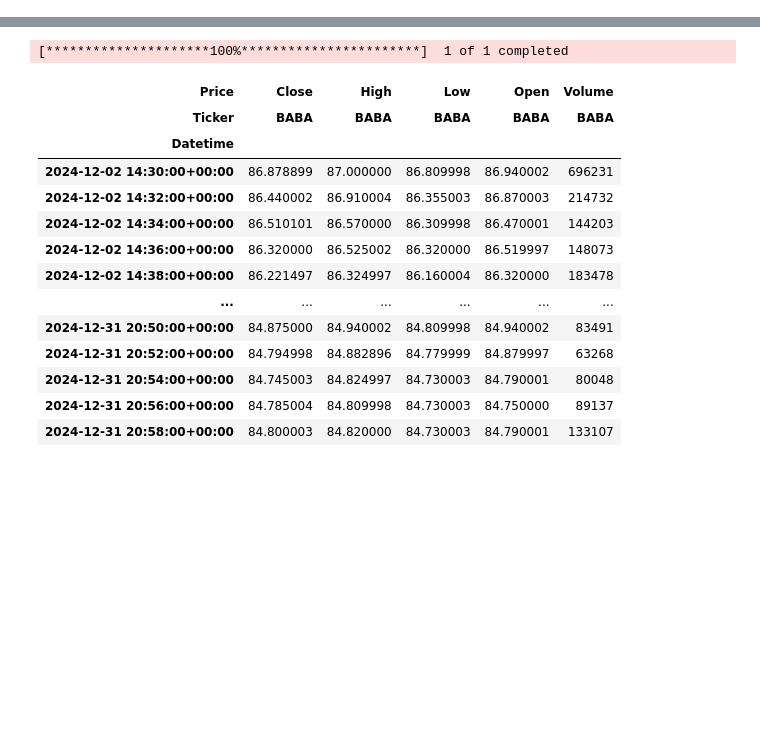
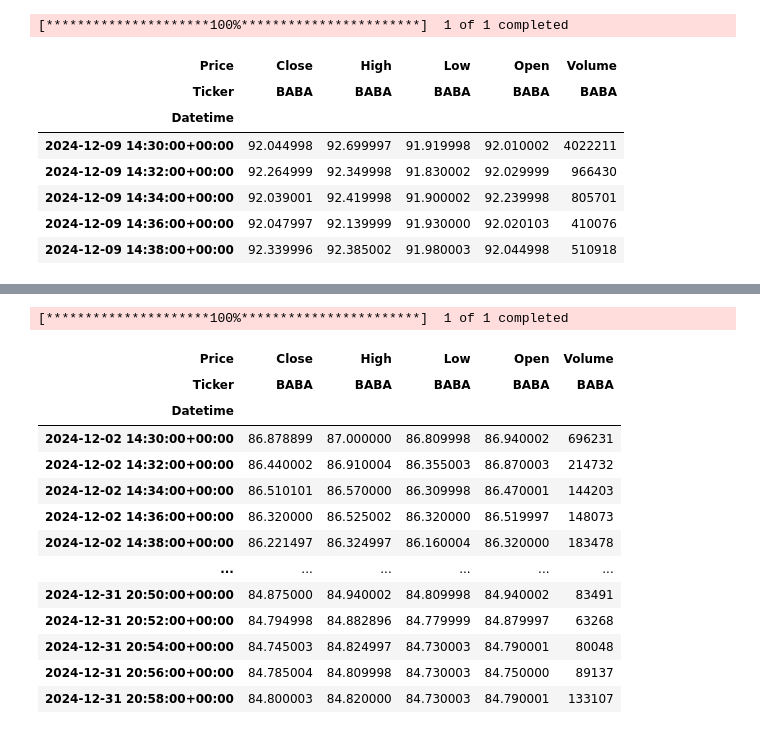
Before and after one commit to surak-alf/STOCK, a Jupyter notebook: notebooks/BABA_SHORT.ipynb, the cells around one changed output, grey strips where cells are left out. Drawn from its saved outputs; the diff is of its cells as text; code cells hidden in the pictures; blank space fills up the shorter version.

```diff
--- a/notebooks/BABA_SHORT.ipynb
+++ b/notebooks/BABA_SHORT.ipynb
@@ -3,0 +16,15 @@ import matplotlib.pyplot as plt
+# %%
+baba_short_data = download_stock_data("BABA", "1mo", "2m")
+# %% [output]
+[*********************100%***********************]  1 of 1 completed
+# %%
+baba_short_data.head()
+# %% [output]
+| Price | Close | High | Low | Open | Volume |
+| Ticker | BABA | BABA | BABA | BABA | BABA |
+| Datetime |  |  |  |  |  |
+| 2024-12-09 14:30:00+00:00 | 92.044998 | 92.699997 | 91.919998 | 92.010002 | 4022211 |
+| 2024-12-09 14:32:00+00:00 | 92.264999 | 92.349998 | 91.830002 | 92.029999 | 966430 |
+| 2024-12-09 14:34:00+00:00 | 92.039001 | 92.419998 | 91.900002 | 92.239998 | 805701 |
+| 2024-12-09 14:36:00+00:00 | 92.047997 | 92.139999 | 91.930000 | 92.020103 | 410076 |
+| 2024-12-09 14:38:00+00:00 | 92.339996 | 92.385002 | 91.980003 | 92.044998 | 510918 |
```
Also changed, not shown: parts of 10 cells of this notebook, 14 other files.
